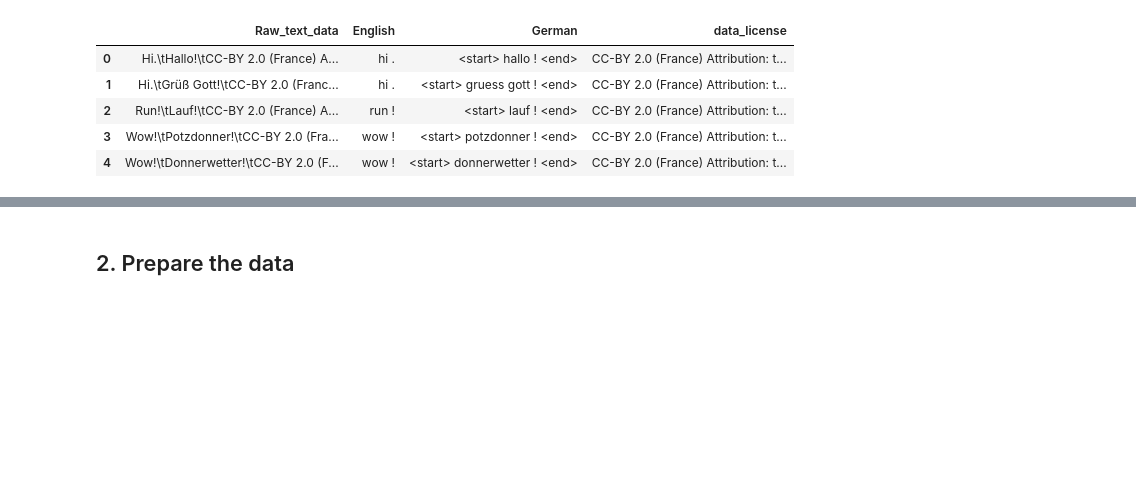
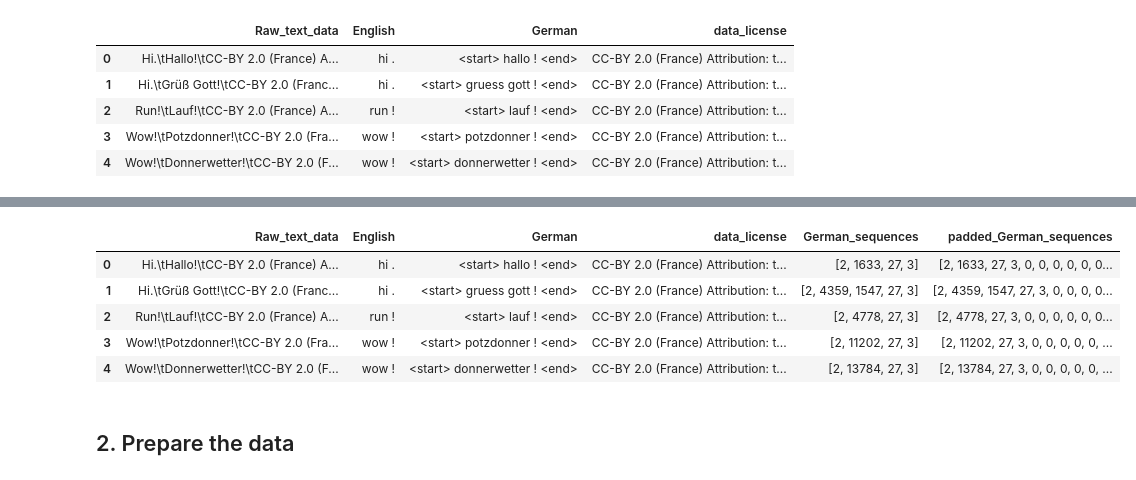
Before and after one commit to PhiDung-hub/Customize_with_TF2, a Jupyter notebook: Capstone_Project(Translator).ipynb, the cells around one changed output, grey strips where cells are left out. Saved outputs shown, nothing was run; the diff lists cells and outputs as text; code cells hidden in the pictures; blank space fills up the shorter version.

```diff
--- a/Capstone_Project(Translator).ipynb
+++ b/Capstone_Project(Translator).ipynb
@@ -151,5 +151,13 @@ df.head(5)
 # Tokenizing German sentence
 OOV = '<oov>'
 
-tokenizer = P.text.Tokenizer(num_words=None, filters=False, lower=True, split=' ',
+# initialize the Tokenizer
+tokenizer = P.text.Tokenizer(num_words=None, filters='', lower=False, split=' ',
                              char_level=False, oov_token=OOV)
+# fit on text data
+tokenizer.fit_on_texts(df['German'].values)
+# convert to sequences
+df['German_sequences'] = tokenizer.texts_to_sequences(df['German'].values)
+
+# get some example configuration
+tokenizer.get_config()['index_word']
@@ -155,0 +175,3 @@ tokenizer = P.text.Tokenizer(num_words=None, filters=False, lower=True, split='
+# %%
+padded_german_sequences = P.sequence.pad_sequences(df['German_sequences'].values, padding='post', value=0)
+padded_german_sequences
@@ -156,3 +186,13 @@ tokenizer = P.text.Tokenizer(num_words=None, filters=False, lower=True, split='
+# %%
+df['padded_German_sequences'] = list(padded_german_sequences)
+df.head()
+# %% [output]
+|  | Raw_text_data | English | German | data_license | German_sequences | padded_German_sequences |
+| 0 | Hi.\tHallo!\tCC-BY 2.0 (France) A... | hi . | <start> hallo ! <end> | CC-BY 2.0 (France) Attribution: t... | [2, 1633, 27, 3] | [2, 1633, 27, 3, 0, 0, 0, 0, 0, 0... |
+| 1 | Hi.\tGrüß Gott!\tCC-BY 2.0 (Franc... | hi . | <start> gruess gott ! <end> | CC-BY 2.0 (France) Attribution: t... | [2, 4359, 1547, 27, 3] | [2, 4359, 1547, 27, 3, 0, 0, 0, 0... |
+| 2 | Run!\tLauf!\tCC-BY 2.0 (France) A... | run ! | <start> lauf ! <end> | CC-BY 2.0 (France) Attribution: t... | [2, 4778, 27, 3] | [2, 4778, 27, 3, 0, 0, 0, 0, 0, 0... |
+| 3 | Wow!\tPotzdonner!\tCC-BY 2.0 (Fra... | wow ! | <start> potzdonner ! <end> | CC-BY 2.0 (France) Attribution: t... | [2, 11202, 27, 3] | [2, 11202, 27, 3, 0, 0, 0, 0, 0, ... |
+| 4 | Wow!\tDonnerwetter!\tCC-BY 2.0 (F... | wow ! | <start> donnerwetter ! <end> | CC-BY 2.0 (France) Attribution: t... | [2, 13784, 27, 3] | [2, 13784, 27, 3, 0, 0, 0, 0, 0, ... |
 # %% [markdown]
 ## 2. Prepare the data
 # %% [markdown]
```
Also changed, not shown: parts of 3 cells of this notebook.
